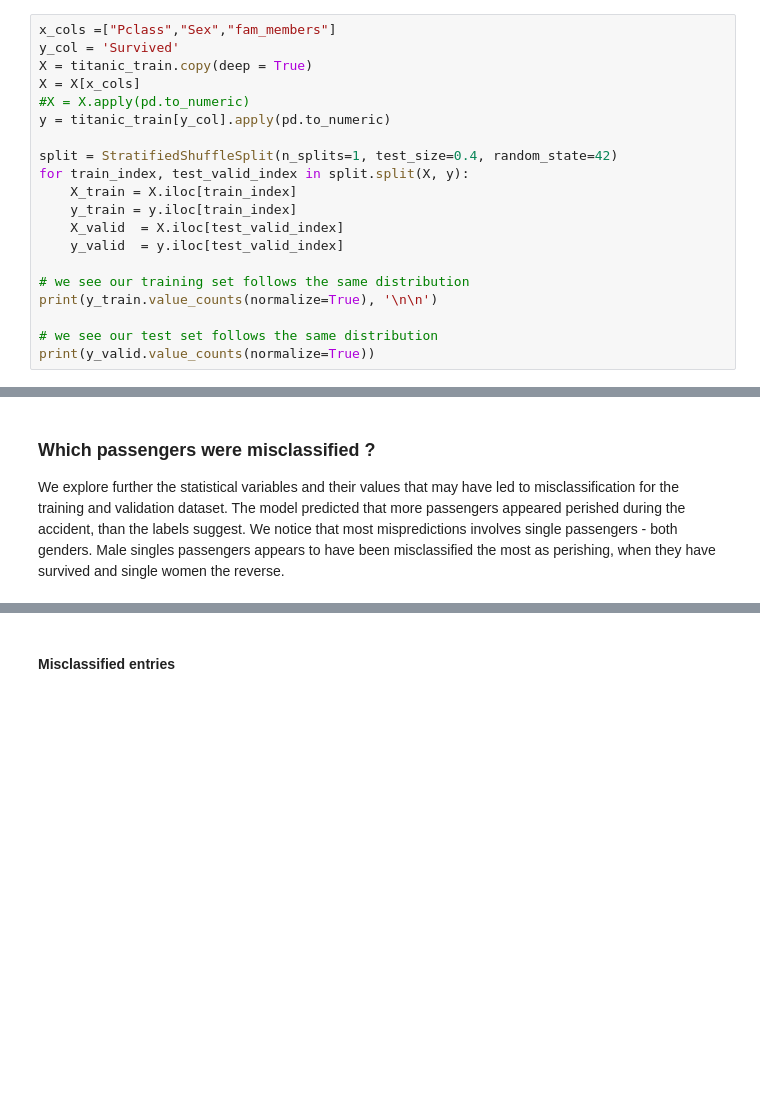
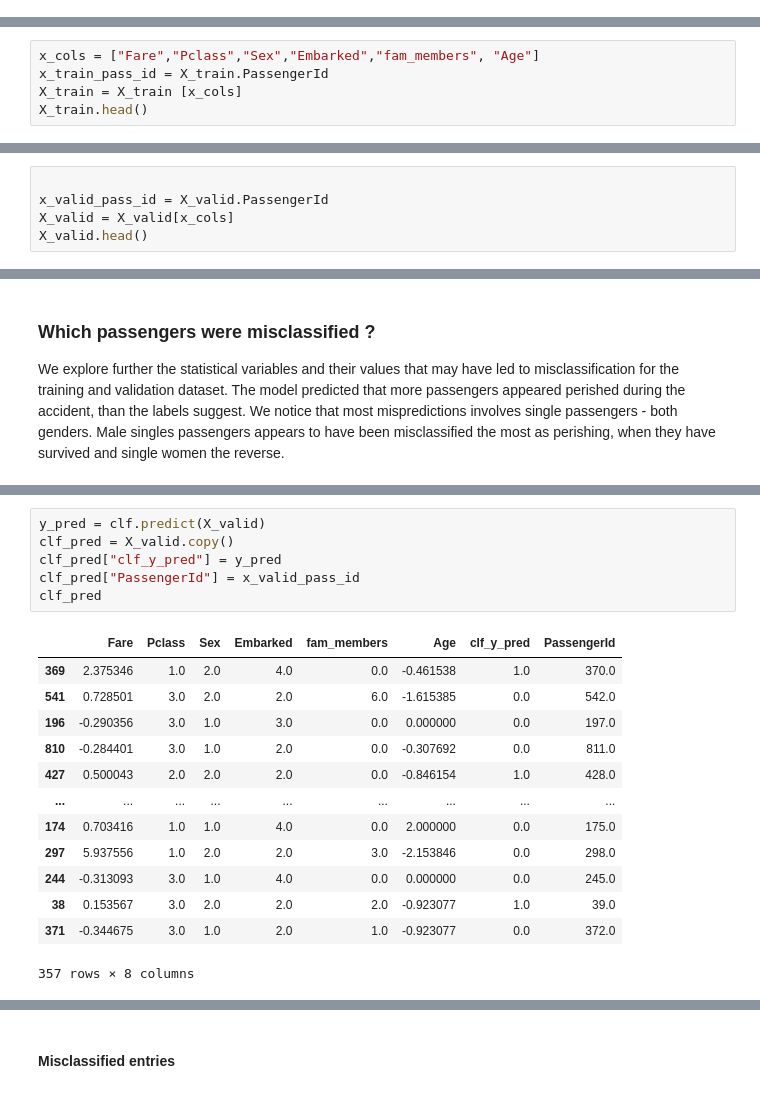
Before and after one commit to patRyserWelch8/KaggleTitanic, a Jupyter notebook: titanic.ipynb, the cells around one changed output, grey strips where cells are left out. Drawn from its saved outputs; the diff is of its cells as text; blank space fills up the shorter version.

```diff
--- a/titanic.ipynb
+++ b/titanic.ipynb
@@ -1589,20 +1704,0 @@ The K-NN classifier overfits to the training dataset. We have yet to find a bett
-# %%
-x_cols =["Pclass","Sex","fam_members"]
-y_col = 'Survived'
-X = titanic_train.copy(deep = True)
-X = X[x_cols]
-#X = X.apply(pd.to_numeric)
-y = titanic_train[y_col].apply(pd.to_numeric)
-
-split = StratifiedShuffleSplit(n_splits=1, test_size=0.4, random_state=42)
-for train_index, test_valid_index in split.split(X, y):
-    X_train = X.iloc[train_index]
-    y_train = y.iloc[train_index]
-    X_valid  = X.iloc[test_valid_index]
-    y_valid  = y.iloc[test_valid_index]
-
-# we see our training set follows the same distribution
-print(y_train.value_counts(normalize=True), '\n\n')
-
-# we see our test set follows the same distribution
-print(y_valid.value_counts(normalize=True))
@@ -1751,0 +2086,5 @@ print(y_valid.value_counts(normalize=True))
+# %%
+x_cols = ["Fare","Pclass","Sex","Embarked","fam_members", "Age"]
+x_train_pass_id = X_train.PassengerId
+X_train = X_train [x_cols]
+X_train.head()
@@ -1751,0 +2098,5 @@ print(y_valid.value_counts(normalize=True))
+# %%
+
+x_valid_pass_id = X_valid.PassengerId
+X_valid = X_valid[x_cols]
+X_valid.head()
@@ -1816,0 +2250,20 @@ print("Specificity      : ", specificity)
+# %%
+y_pred = clf.predict(X_valid)
+clf_pred = X_valid.copy()
+clf_pred["clf_y_pred"] = y_pred
+clf_pred["PassengerId"] = x_valid_pass_id
+clf_pred
+# %% [output]
+|  | Fare | Pclass | Sex | Embarked | fam_members | Age | clf_y_pred | PassengerId |
+| 369 | 2.375346 | 1.0 | 2.0 | 4.0 | 0.0 | -0.461538 | 1.0 | 370.0 |
+| 541 | 0.728501 | 3.0 | 2.0 | 2.0 | 6.0 | -1.615385 | 0.0 | 542.0 |
+| 196 | -0.290356 | 3.0 | 1.0 | 3.0 | 0.0 | 0.000000 | 0.0 | 197.0 |
+| 810 | -0.284401 | 3.0 | 1.0 | 2.0 | 0.0 | -0.307692 | 0.0 | 811.0 |
+| 427 | 0.500043 | 2.0 | 2.0 | 2.0 | 0.0 | -0.846154 | 1.0 | 428.0 |
+| ... | ... | ... | ... | ... | ... | ... | ... | ... |
+| 174 | 0.703416 | 1.0 | 1.0 | 4.0 | 0.0 | 2.000000 | 0.0 | 175.0 |
+| 297 | 5.937556 | 1.0 | 2.0 | 2.0 | 3.0 | -2.153846 | 0.0 | 298.0 |
+| 244 | -0.313093 | 3.0 | 1.0 | 4.0 | 0.0 | 0.000000 | 0.0 | 245.0 |
+| 38 | 0.153567 | 3.0 | 2.0 | 2.0 | 2.0 | -0.923077 | 1.0 | 39.0 |
+| 371 | -0.344675 | 3.0 | 1.0 | 2.0 | 1.0 | -0.923077 | 0.0 | 372.0 |
+357 rows × 8 columns
```
Also changed, not shown: parts of 217 cells of this notebook.
